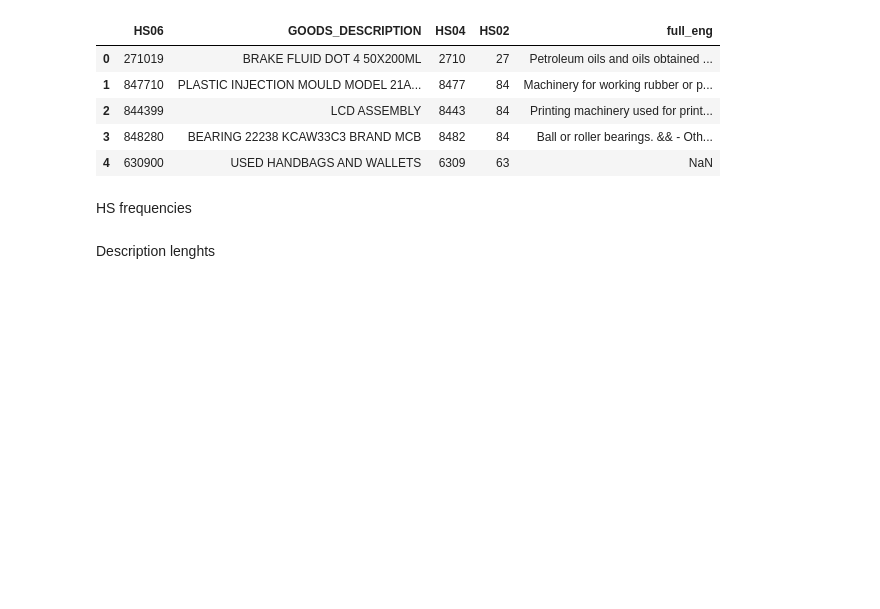
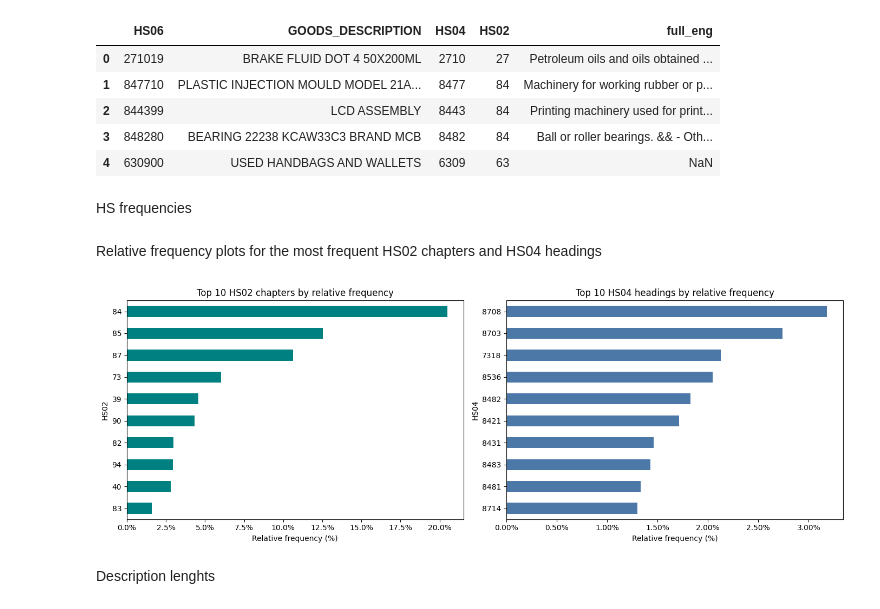
Before and after one commit to sstedoldi/tt1_clasi, a Jupyter notebook: 00-HSrecomm_EDA.ipynb, the cells around one changed output. Cells and saved outputs as stored; diff of their text form; code cells hidden in the pictures; blank space fills up the shorter version.

```diff
--- a/00-HSrecomm_EDA.ipynb
+++ b/00-HSrecomm_EDA.ipynb
@@ -258,6 +258,52 @@ HS frequencies
 # %%
 # done below with group_by for stats
 # df = hs_frequencies_process(df, hs_codification=["HS06", "HS04", "HS02"])
+# %% [markdown]
+Relative frequency plots for the most frequent HS02 chapters and HS04 headings
+# %%
+import matplotlib.pyplot as plt
+import matplotlib.ticker as mtick
+
+
+def plot_top_relative_frequency(df, code_col, title, ax=None, top_n=10, color='#4C78A8'):
+    rel_freq = (
+        df[code_col]
+        .value_counts(normalize=True)
+        .head(top_n)
+        .mul(100)
+        .sort_values()
+    )
+
+    ax = rel_freq.plot(kind='barh', ax=ax, color=color)
+    ax.set_title(title)
+    ax.set_xlabel('Relative frequency (%)')
+    ax.set_ylabel(code_col)
+    ax.xaxis.set_major_formatter(mtick.PercentFormatter(xmax=100))
+
+    # for idx, value in enumerate(rel_freq):
+    #     ax.text(value + 0.05, idx, f'{value:.2f}%', va='center')
+
+    return ax
+
+
+fig, axes = plt.subplots(1, 2, figsize=(14, 5))
+plot_top_relative_frequency(
+    df,
+    'HS02',
+    'Top 10 HS02 chapters by relative frequency',
+    ax=axes[0],
+    color='teal'
+)
+plot_top_relative_frequency(
+    df,
+    'HS04',
+    'Top 10 HS04 headings by relative frequency',
+    ax=axes[1],
+)
+fig.tight_layout()
+plt.show()
+# %% [output]
+[figure, added]
 # %% [markdown]
 Description lenghts
 # %%
```
Also changed, not shown: parts of 2 cells of this notebook, 8 other files.
